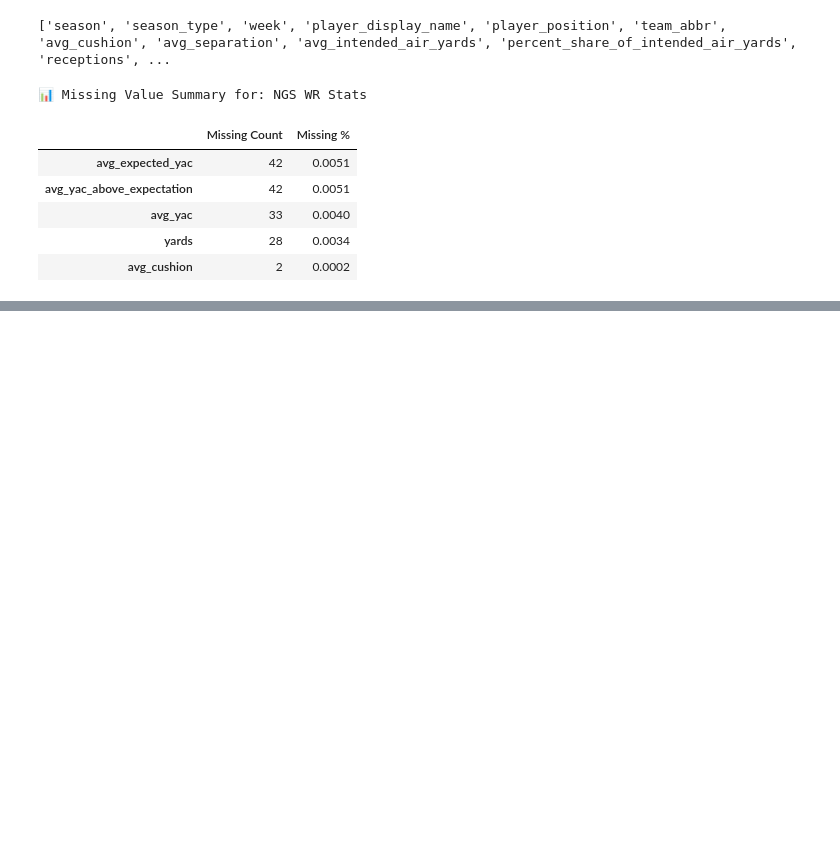
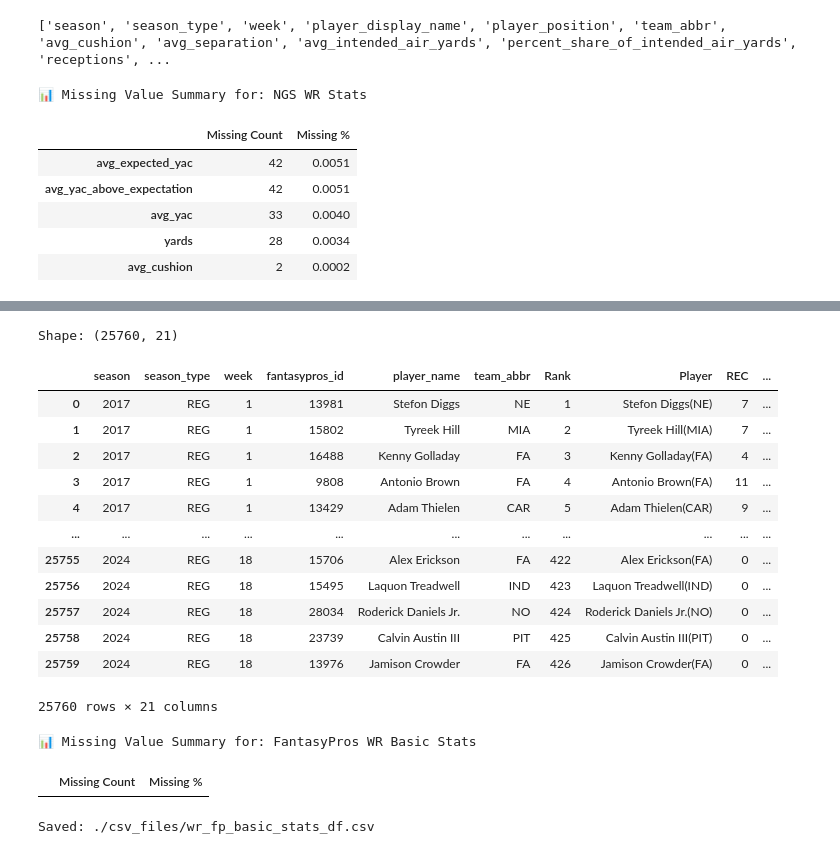
Before and after one commit to ARCtechmo/fanfav, a Jupyter notebook: wr_df_v2.ipynb, the cells around one changed output, grey strips where cells are left out. Saved outputs shown, nothing was run; the diff lists cells and outputs as text; code cells hidden in the pictures; blank space fills up the shorter version.

```diff
--- a/wr_df_v2.ipynb
+++ b/wr_df_v2.ipynb
@@ -419,16 +440,6 @@ def wr_scrape_fp_basic_stats(
     sleep_range=(0.35, 0.85),
     timeout=20
 ):
-    """
-    Scrape FantasyPros weekly WR *basic* stats for all (year, week) pairs provided.
-    Expects year_week_pairs from generate_year_week_combinations(...) so preseason is skipped
-    and in-season weeks are capped at current_week.
-
-    Returns
-    -------
-    df : pandas.DataFrame
-    errors : list[dict]
-    """
 
     # BASIC stats page
     url_tpl = "https://www.fantasypros.com/nfl/stats/wr.php?year={y}&week={w}&range=week"
@@ -532,9 +543,6 @@ def wr_scrape_fp_basic_stats(
         else:
             df = df.drop_duplicates()
 
-    if save_csv_path:
-        df.to_csv(save_csv_path, index=False)
-
     return df, errors
 # %%
 # pull a sample of the scraped fantasypros data for visual inspection
@@ -546,14 +569,32 @@ sample_df, sample_errors = test_scraper_sample(
 # %%
 # output: a dataframe of WR basic stats
-wr_fp_basic_stats_df, fp_basic_errors = wr_scrape_fp_basic_stats(
-    year_week_pairs,
-    save_csv_path="wr_fp_basic_stats.csv"
-)
+wr_fp_basic_stats_df, fp_basic_errors = wr_scrape_fp_basic_stats(year_week_pairs)
 
 print(f"Shape: {wr_fp_basic_stats_df.shape}")
 display(wr_fp_basic_stats_df)
-
 display(check_nulls(wr_fp_basic_stats_df, name="FantasyPros WR Basic Stats"))
+# %% [output]
+Shape: (25760, 21)
+|  | season | season_type | week | fantasypros_id | player_name | team_abbr | Rank | Player | REC | ... |
+| 0 | 2017 | REG | 1 | 13981 | Stefon Diggs | NE | 1 | Stefon Diggs(NE) | 7 | ... |
+| 1 | 2017 | REG | 1 | 15802 | Tyreek Hill | MIA | 2 | Tyreek Hill(MIA) | 7 | ... |
+| 2 | 2017 | REG | 1 | 16488 | Kenny Golladay | FA | 3 | Kenny Golladay(FA) | 4 | ... |
+| 3 | 2017 | REG | 1 | 9808 | Antonio Brown | FA | 4 | Antonio Brown(FA) | 11 | ... |
+| 4 | 2017 | REG | 1 | 13429 | Adam Thielen | CAR | 5 | Adam Thielen(CAR) | 9 | ... |
+| ... | ... | ... | ... | ... | ... | ... | ... | ... | ... | ... |
+| 25755 | 2024 | REG | 18 | 15706 | Alex Erickson | FA | 422 | Alex Erickson(FA) | 0 | ... |
+| 25756 | 2024 | REG | 18 | 15495 | Laquon Treadwell | IND | 423 | Laquon Treadwell(IND) | 0 | ... |
+| 25757 | 2024 | REG | 18 | 28034 | Roderick Daniels Jr. | NO | 424 | Roderick Daniels Jr.(NO) | 0 | ... |
+| 25758 | 2024 | REG | 18 | 23739 | Calvin Austin III | PIT | 425 | Calvin Austin III(PIT) | 0 | ... |
+| 25759 | 2024 | REG | 18 | 13976 | Jamison Crowder | FA | 426 | Jamison Crowder(FA) | 0 | ... |
+25760 rows × 21 columns
+📊 Missing Value Summary for: FantasyPros WR Basic Stats
+|  | Missing Count | Missing % |
+# %%
+# csv file
+save_csv(wr_fp_basic_stats_df, "wr_fp_basic_stats_df")
+# %% [output]
+Saved: ./csv_files/wr_fp_basic_stats_df.csv
 # %%
 # Scrape FantasyPros weekly WR advanced stats
 def wr_scrape_fp_adv_stats(
```
Also changed, not shown: parts of 59 cells of this notebook.
